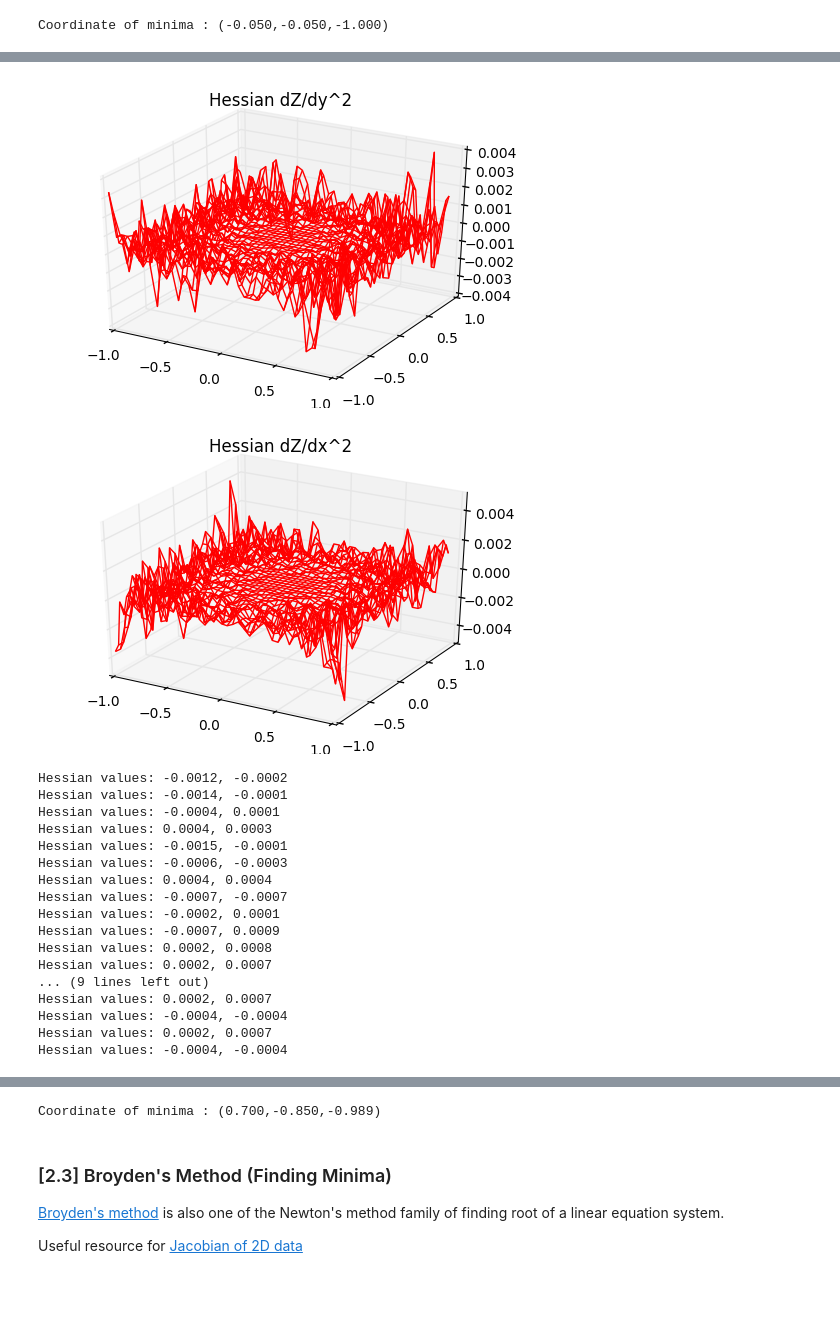
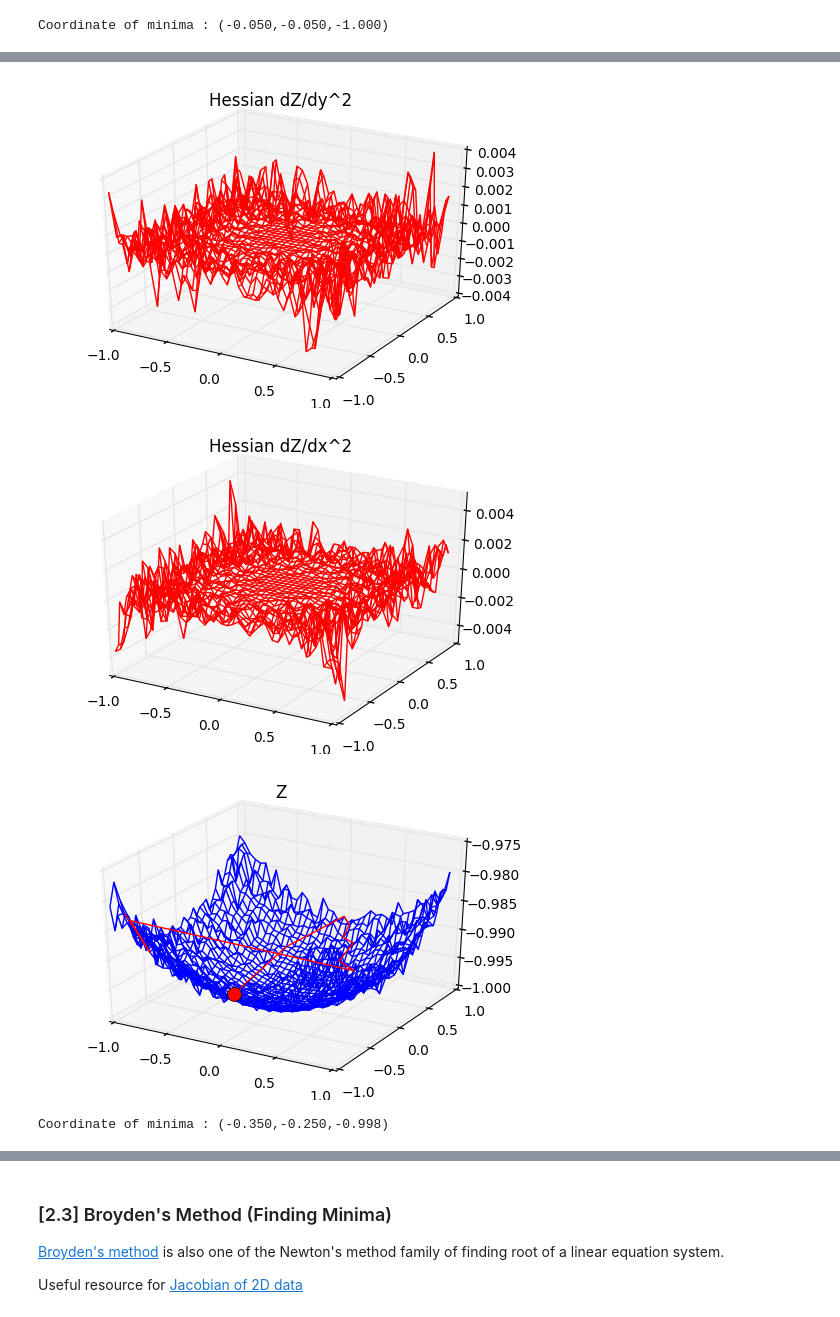
Before and after one commit to tao-pr/linear-optimisations, a Jupyter notebook: Linear Optimisations in Action.ipynb, the cells around one changed output, grey strips where cells are left out. Saved outputs shown, nothing was run; the diff lists cells and outputs as text; code cells hidden in the pictures; blank space fills up the shorter version.

```diff
--- a/Linear Optimisations in Action.ipynb
+++ b/Linear Optimisations in Action.ipynb
@@ -172,7 +172,7 @@ Coordinate of minima : (-0.050,-0.050,-1.000)
 # %%
 # Estimate Hessian of Z
-_, hZxx = np.gradient(dZx)
-hZyy, _ = np.gradient(dZy)
+hZxy, hZxx = np.gradient(dZx)
+hZyy, hZyx = np.gradient(dZy)
 
 # Plot Hessians
 fig  = plt.figure(1)
@@ -196,8 +196,8 @@ u,v = np.random.choice(range(5),2)
 routex = [X[v][u]]
 routey = [Y[v][u]]
 routez = [Z[v][u]]
-iters  = 25
-alpha  = 0.03 # Step size
+iters  = 10
+alpha  = 0.05 # Step size
 i      = 0
 
 while i<iters:
@@ -214,54 +214,36 @@ while i<iters:
 
     dx = -(1/hx) * dZx[v][u] * alpha
     dy = -(1/hy) * dZy[v][u] * alpha
-
-    # TAODEBUG:
-    print('Hessian values: {0:.4f}, {1:.4f}'.format(hx,hy))
 
     # Find the next position to traverse
     du = int(np.ceil(dx/res))
     dv = int(np.ceil(dy/res))
 
     u  = u - du
     v  = v - dv
 
     routex.append(X[v][u])
     routey.append(Y[v][u])
     routez.append(Z[v][u])
     i += 1
 
 
 # Visualise the path
 fig  = plt.figure(3)
 ax3d = fig.add_subplot(111, projection='3d')
 
 minx, miny, minz = routex[-1], routey[-1], routez[-1]
 
-ax3d.plot_wireframe(X, Y, Z) # Raw Z
+ax3d.plot_wireframe(X, Y, Z, antialiaseds=True) # Raw Z
 ax3d.plot(routex, routey, zs=routez, color='r') # Newton's path
 ax3d.plot([minx], [miny], [minz], 'o', color='r', markersize=10) # Minima point
 
 plt.title('Z')
 plt.show()
 
 print('Coordinate of minima : ({0:.3f},{1:.3f},{2:.3f})'.format(minx,miny,minz))
 # %% [output]
 [figure]
 [figure]
+[figure, new version]
-Hessian values: -0.0012, -0.0002
-Hessian values: -0.0014, -0.0001
-Hessian values: -0.0004, 0.0001
-Hessian values: 0.0004, 0.0003
-Hessian values: -0.0015, -0.0001
-Hessian values: -0.0006, -0.0003
-Hessian values: 0.0004, 0.0004
-Hessian values: -0.0007, -0.0007
-Hessian values: -0.0002, 0.0001
-Hessian values: -0.0007, 0.0009
-Hessian values: 0.0002, 0.0008
-Hessian values: 0.0002, 0.0007
-... (9 lines left out)
-Hessian values: 0.0002, 0.0007
-Hessian values: -0.0004, -0.0004
-Hessian values: 0.0002, 0.0007
-Hessian values: -0.0004, -0.0004
+Coordinate of minima : (-0.350,-0.250,-0.998)
@@ -269,4 +250,3 @@ Hessian values: -0.0004, -0.0004
-Coordinate of minima : (0.700,-0.850,-0.989)
 # %% [markdown]
 ### [2.3] Broyden's Method (Finding Minima)
 [Broyden's method](https://en.wikipedia.org/wiki/Broyden's_method) is also one of the Newton's method family of finding root of a linear equation system.
```
Also changed, not shown: parts of 2 cells of this notebook.
